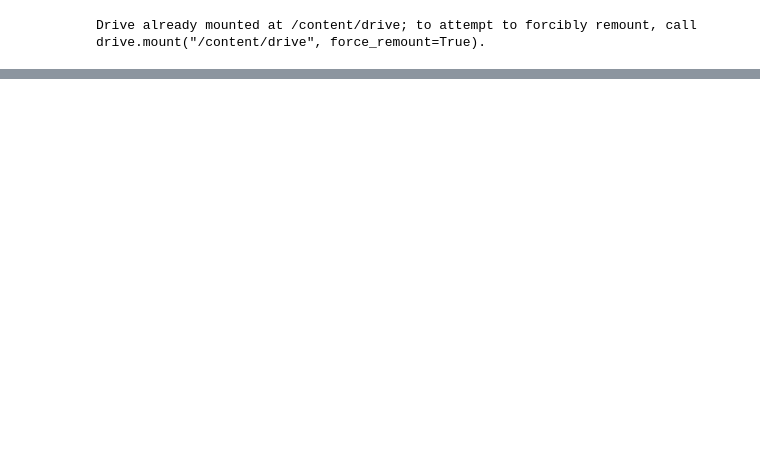
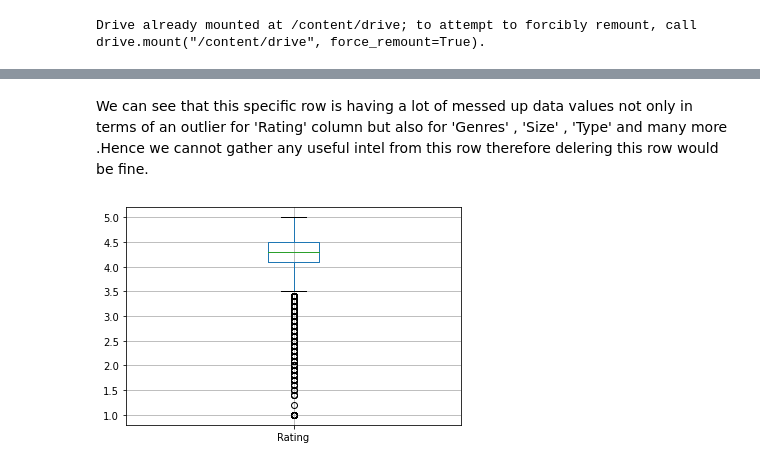
Before and after one commit to TONY00009/First-EDA-on-Playstore_Reviews, a Jupyter notebook: Play_Store_App_Review_Analysis_Capstone_Project.ipynb, the cells around one changed output, grey strips where cells are left out. Drawn from its saved outputs; the diff is of its cells as text; code cells hidden in the pictures; blank space fills up the shorter version.

```diff
--- a/Play_Store_App_Review_Analysis_Capstone_Project.ipynb
+++ b/Play_Store_App_Review_Analysis_Capstone_Project.ipynb
@@ -109,0 +136,11 @@ Data Manipulation
+# %%
+# Lets deal with playstore_data_df's NULL values first:
+
+# function to replace null values with median:
+def fill_median(columns):
+  columns = columns.fillna(columns.median())
+  return columns
+# %%
+# Applying function to playstore_data_df's 'Rating' column:
+
+playstore_data_df['Rating'] = playstore_data_df['Rating'].transform(fill_median)
@@ -109,0 +163,8 @@ Data Manipulation
+# %%
+# Replacing these columns with their respective Mode value:
+
+# Filling Null values with mode:
+playstore_data_df['Type'].fillna(playstore_data_df['Type'].mode()[0], inplace=True)
+playstore_data_df['Current Ver'].fillna(playstore_data_df['Current Ver'].mode()[0], inplace=True)
+playstore_data_df['Android Ver'].fillna(playstore_data_df['Android Ver'].mode()[0], inplace=True)
+playstore_data_df['Content Rating'].fillna(playstore_data_df['Content Rating'].mode()[0], inplace=True)
@@ -109,0 +232,12 @@ Data Manipulation
+# %% [markdown]
+We can see that this specific row is having a lot of messed up data values not only in terms of an outlier for 'Rating' column but also for 'Genres' , 'Size' , 'Type' and many more .Hence we cannot gather any useful intel from this row therefore delering this row would be fine.
+# %%
+# Dropping the row containing outlier:
+
+playstore_data_df.drop([10472],inplace = True)
+# %%
+# Checking Box-Pot after removing Outlier:
+
+playstore_data_df.boxplot();
+# %% [output]
+[figure, added]
```
Also changed, not shown: parts of 56 cells of this notebook.
